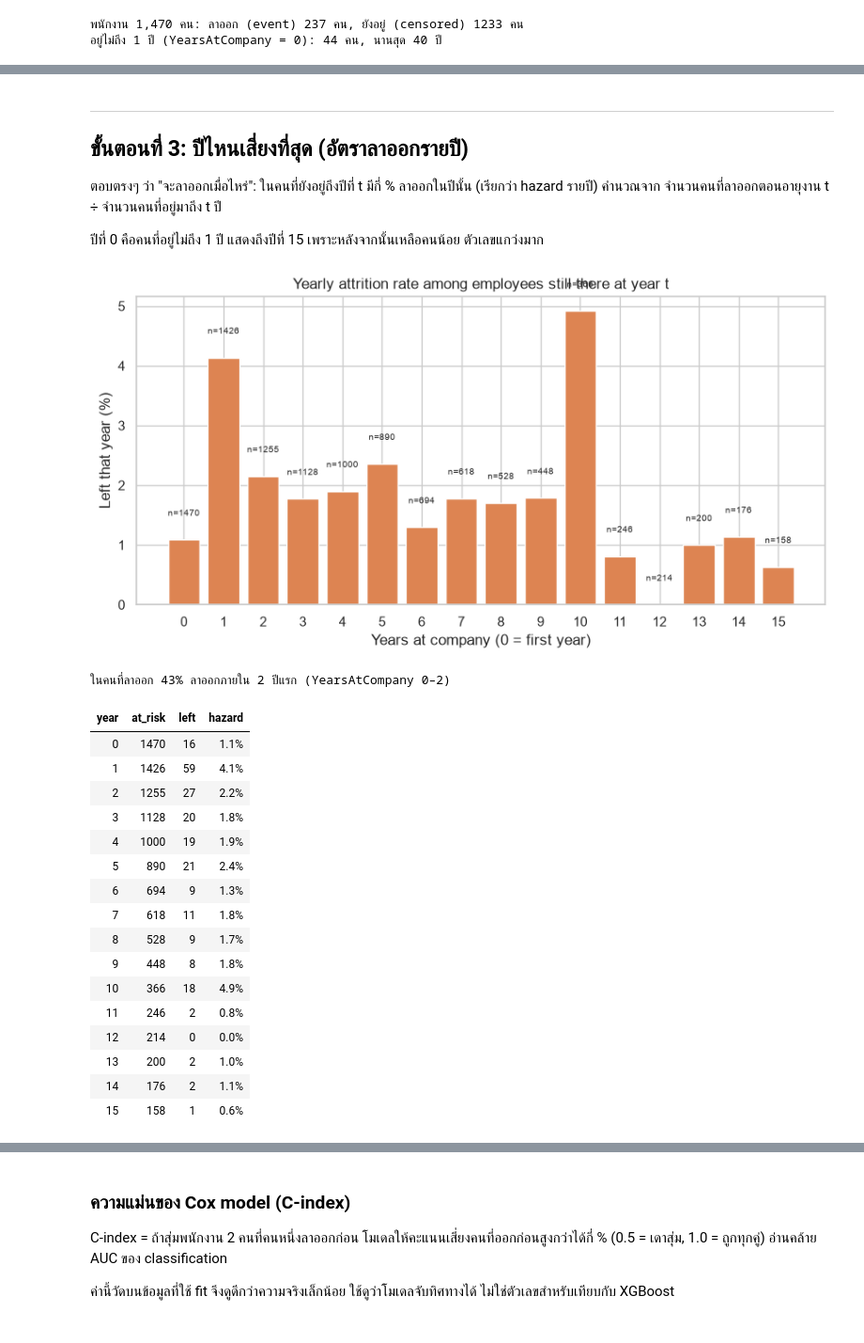
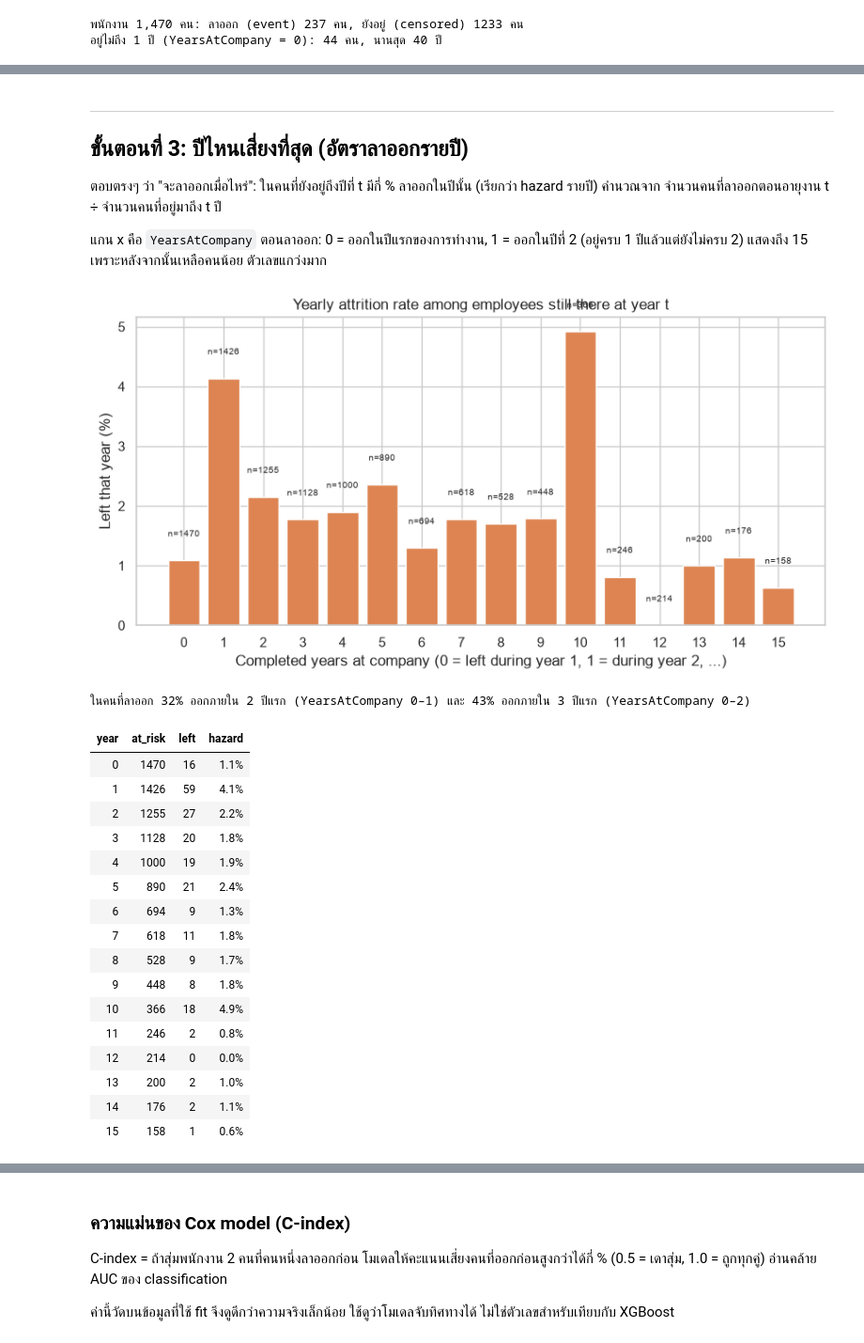
Before and after one commit to InkSpuDek66/employee-attrition-predictor, a Jupyter notebook: notebooks/08_survival_analysis_Y.ipynb, the cells around one changed output, grey strips where cells are left out. Shown at 94% size. Drawn from its saved outputs; the diff is of its cells as text; code cells hidden in the pictures.

```diff
--- a/notebooks/08_survival_analysis_Y.ipynb
+++ b/notebooks/08_survival_analysis_Y.ipynb
@@ -109,30 +112,31 @@ pd.DataFrame({"ปีที่อยู่บริษัท": [1, 2, 3, 5, 10,
 
 ตอบตรงๆ ว่า "จะลาออกเมื่อไหร่": ในคนที่ยังอยู่ถึงปีที่ t มีกี่ % ลาออกในปีนั้น (เรียกว่า hazard รายปี) คำนวณจาก จำนวนคนที่ลาออกตอนอายุงาน t ÷ จำนวนคนที่อยู่มาถึง t ปี
 
-ปีที่ 0 คือคนที่อยู่ไม่ถึง 1 ปี แสดงถึงปีที่ 15 เพราะหลังจากนั้นเหลือคนน้อย ตัวเลขแกว่งมาก
+แกน x คือ `YearsAtCompany` ตอนลาออก: 0 = ออกในปีแรกของการทำงาน, 1 = ออกในปีที่ 2 (อยู่ครบ 1 ปีแล้วแต่ยังไม่ครบ 2) แสดงถึง 15 เพราะหลังจากนั้นเหลือคนน้อย ตัวเลขแกว่งมาก
 # %%
 life = pd.DataFrame({"year": range(0, 16)})
 life["at_risk"] = [(df["duration"] >= t).sum() for t in life["year"]]
 life["left"] = [((df["duration"] == t) & (df["event"] == 1)).sum() for t in life["year"]]
 life["hazard"] = life["left"] / life["at_risk"]
 
 fig, ax = plt.subplots(figsize=(10, 4.5))
 ax.bar(life["year"], life["hazard"] * 100, color="#DD8452")
 for x, h, n in zip(life["year"], life["hazard"], life["at_risk"]):
     ax.text(x, h * 100 + 0.4, f"n={n}", ha="center", fontsize=7)
-ax.set_xlabel("Years at company (0 = first year)")
+ax.set_xlabel("Completed years at company (0 = left during year 1, 1 = during year 2, ...)")
 ax.set_ylabel("Left that year (%)")
 ax.set_xticks(life["year"])
 ax.set_title("Yearly attrition rate among employees still there at year t")
 save(fig, "02_hazard_by_year")
 plt.show()
 
-first2 = df.loc[df["event"] == 1, "duration"].le(2).mean()
-print(f"ในคนที่ลาออก {first2:.0%} ลาออกภายใน 2 ปีแรก (YearsAtCompany 0–2)")
+left_years = df.loc[df["event"] == 1, "duration"]
+print(f"ในคนที่ลาออก {left_years.le(1).mean():.0%} ออกภายใน 2 ปีแรก (YearsAtCompany 0–1) "
+      f"และ {left_years.le(2).mean():.0%} ออกภายใน 3 ปีแรก (YearsAtCompany 0–2)")
 life.style.format({"hazard": "{:.1%}"}).hide(axis="index")
 # %% [output]
-[figure, old version]
+[figure, new version]
-ในคนที่ลาออก 43% ลาออกภายใน 2 ปีแรก (YearsAtCompany 0–2)
+ในคนที่ลาออก 32% ออกภายใน 2 ปีแรก (YearsAtCompany 0–1) และ 43% ออกภายใน 3 ปีแรก (YearsAtCompany 0–2)
 | year | at_risk | left | hazard |
 | 0 | 1470 | 16 | 1.1% |
 | 1 | 1426 | 59 | 4.1% |
```
Also changed, not shown: parts of 10 cells of this notebook, 3 other files.
